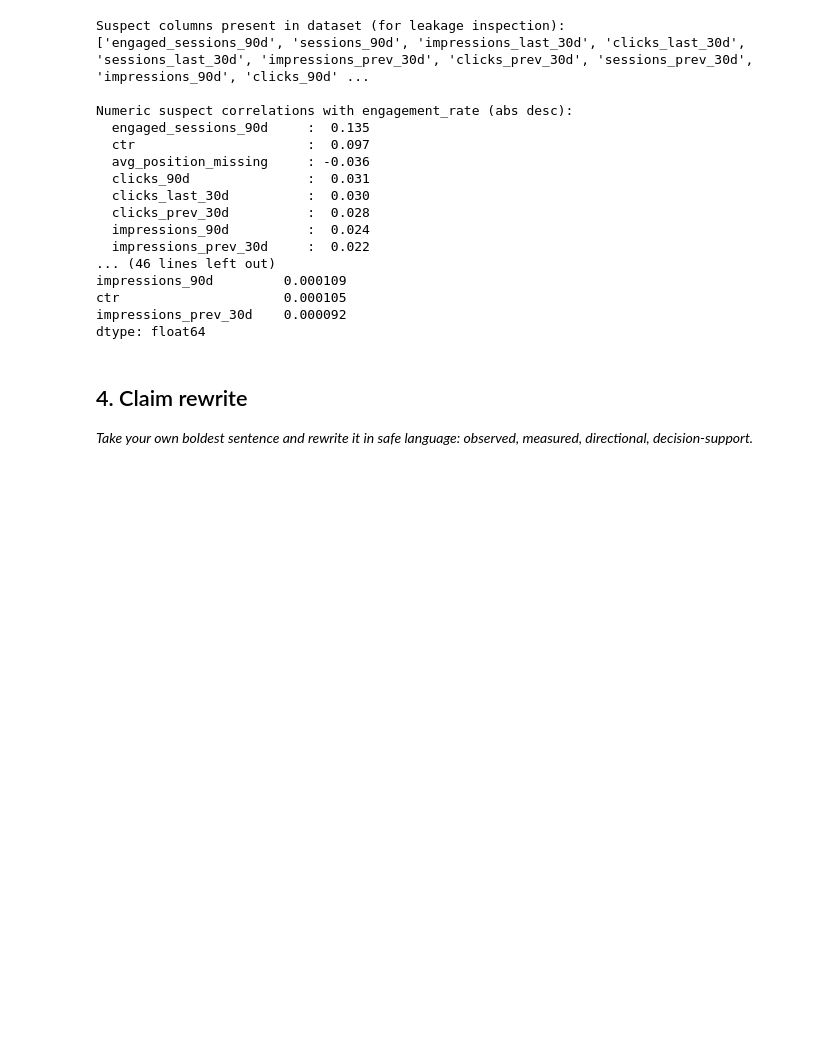
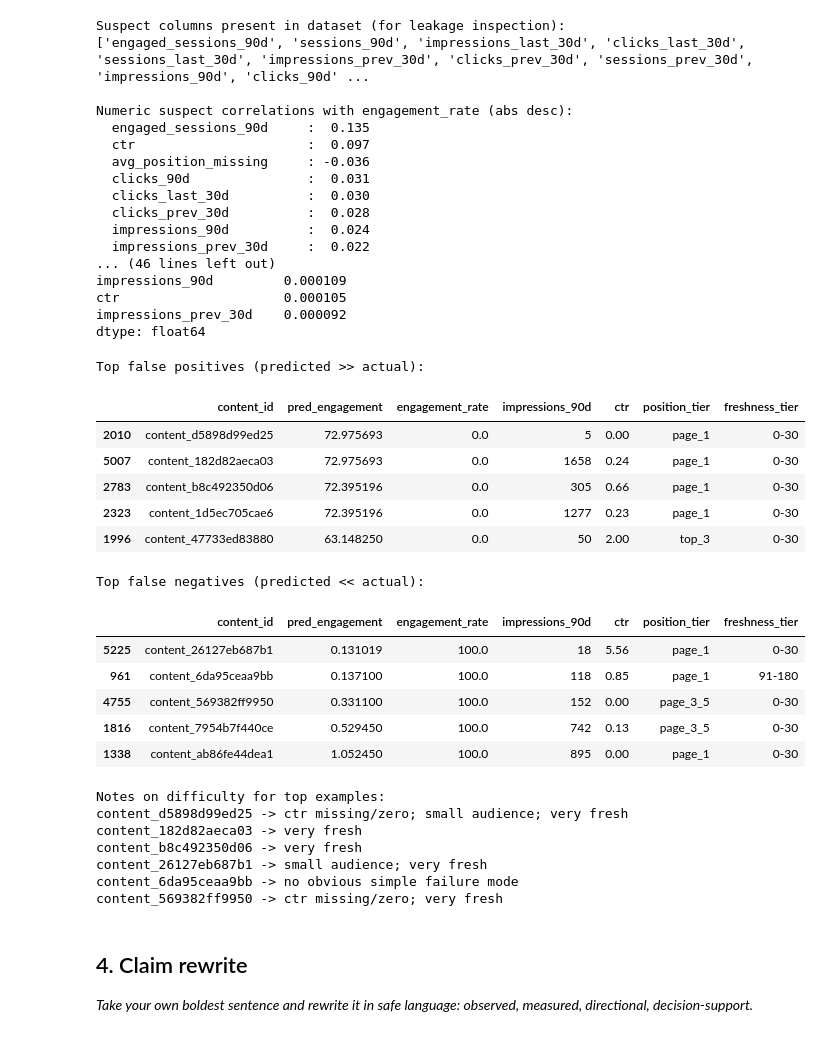
Before and after one commit to reezcon/First-ML-Pipeline, a Jupyter notebook: work/notebooks/w06_validation_audit.ipynb, the cells around one changed output. Cells and saved outputs as stored; diff of their text form; code cells hidden in the pictures; blank space fills up the shorter version.

Commit message:
Added real failure examples to section 3

```diff
--- a/work/notebooks/w06_validation_audit.ipynb
+++ b/work/notebooks/w06_validation_audit.ipynb
@@ -355,6 +355,69 @@ impressions_90d         0.000109
 ctr                     0.000105
 impressions_prev_30d    0.000092
 dtype: float64
+# %%
+# Failure examples
+
+# If model_g and df_test_g exist (from earlier cell), proceed; otherwise retrain quickly:
+try:
+    _ = model_g
+    _ = df_test_g
+except NameError:
+    # retrain grouped model quickly (safe fallback)
+    model_g, _, df_test_g = train_and_eval(train_idx_g, test_idx_g, desc="grouped fallback")
+
+# Compute errors
+df_err = df_test_g.copy()
+df_err["error"] = df_err["pred_engagement"] - df_err["engagement_rate"]
+
+# Candidate false positives: predicted >> actual
+fp = df_err[df_err["error"] > 0].sort_values("error", ascending=False).head(5)
+print("Top false positives (predicted >> actual):")
+display(fp[["content_id", "pred_engagement", "engagement_rate", "impressions_90d", "ctr", "position_tier", "freshness_tier"]])
+
+# Candidate false negatives: predicted << actual
+fn = df_err[df_err["error"] < 0].sort_values("error").head(5)
+print("\nTop false negatives (predicted << actual):")
+display(fn[["content_id", "pred_engagement", "engagement_rate", "impressions_90d", "ctr", "position_tier", "freshness_tier"]])
+
+# Short notes on why these might be hard (programmatic heuristics)
+def why_hard(row):
+    notes = []
+    if pd.isna(row.get("ctr")) or row.get("ctr", 0) == 0:
+        notes.append("ctr missing/zero")
+    if row.get("impressions_90d", 0) < 100:
+        notes.append("small audience")
+    if row.get("avg_position_missing", 0) == 1:
+        notes.append("missing position")
+    if row.get("freshness_tier") == "0-30":
+        notes.append("very fresh")
+    return "; ".join(notes) if notes else "no obvious simple failure mode"
+
+print("\nNotes on difficulty for top examples:")
+for _, r in pd.concat([fp.head(3), fn.head(3)]).iterrows():
+    print(r["content_id"], "->", why_hard(r))
+# %% [output]
+Top false positives (predicted >> actual):
+|  | content_id | pred_engagement | engagement_rate | impressions_90d | ctr | position_tier | freshness_tier |
+| 2010 | content_d5898d99ed25 | 72.975693 | 0.0 | 5 | 0.00 | page_1 | 0-30 |
+| 5007 | content_182d82aeca03 | 72.975693 | 0.0 | 1658 | 0.24 | page_1 | 0-30 |
+| 2783 | content_b8c492350d06 | 72.395196 | 0.0 | 305 | 0.66 | page_1 | 0-30 |
+| 2323 | content_1d5ec705cae6 | 72.395196 | 0.0 | 1277 | 0.23 | page_1 | 0-30 |
+| 1996 | content_47733ed83880 | 63.148250 | 0.0 | 50 | 2.00 | top_3 | 0-30 |
+Top false negatives (predicted << actual):
+|  | content_id | pred_engagement | engagement_rate | impressions_90d | ctr | position_tier | freshness_tier |
+| 5225 | content_26127eb687b1 | 0.131019 | 100.0 | 18 | 5.56 | page_1 | 0-30 |
+| 961 | content_6da95ceaa9bb | 0.137100 | 100.0 | 118 | 0.85 | page_1 | 91-180 |
+| 4755 | content_569382ff9950 | 0.331100 | 100.0 | 152 | 0.00 | page_3_5 | 0-30 |
+| 1816 | content_7954b7f440ce | 0.529450 | 100.0 | 742 | 0.13 | page_3_5 | 0-30 |
+| 1338 | content_ab86fe44dea1 | 1.052450 | 100.0 | 895 | 0.00 | page_1 | 0-30 |
+Notes on difficulty for top examples:
+content_d5898d99ed25 -> ctr missing/zero; small audience; very fresh
+content_182d82aeca03 -> very fresh
+content_b8c492350d06 -> very fresh
+content_26127eb687b1 -> small audience; very fresh
+content_6da95ceaa9bb -> no obvious simple failure mode
+content_569382ff9950 -> ctr missing/zero; very fresh
 # %% [markdown]
 ## 4. Claim rewrite
 
```
